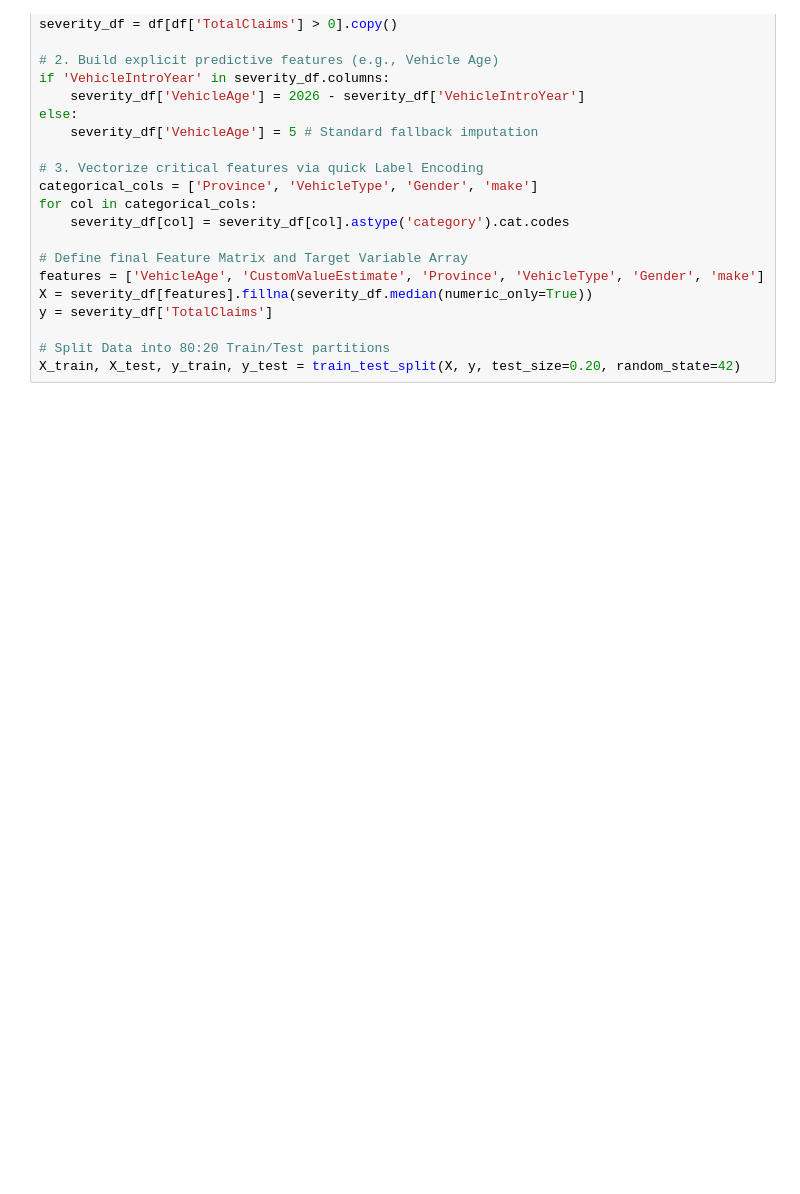
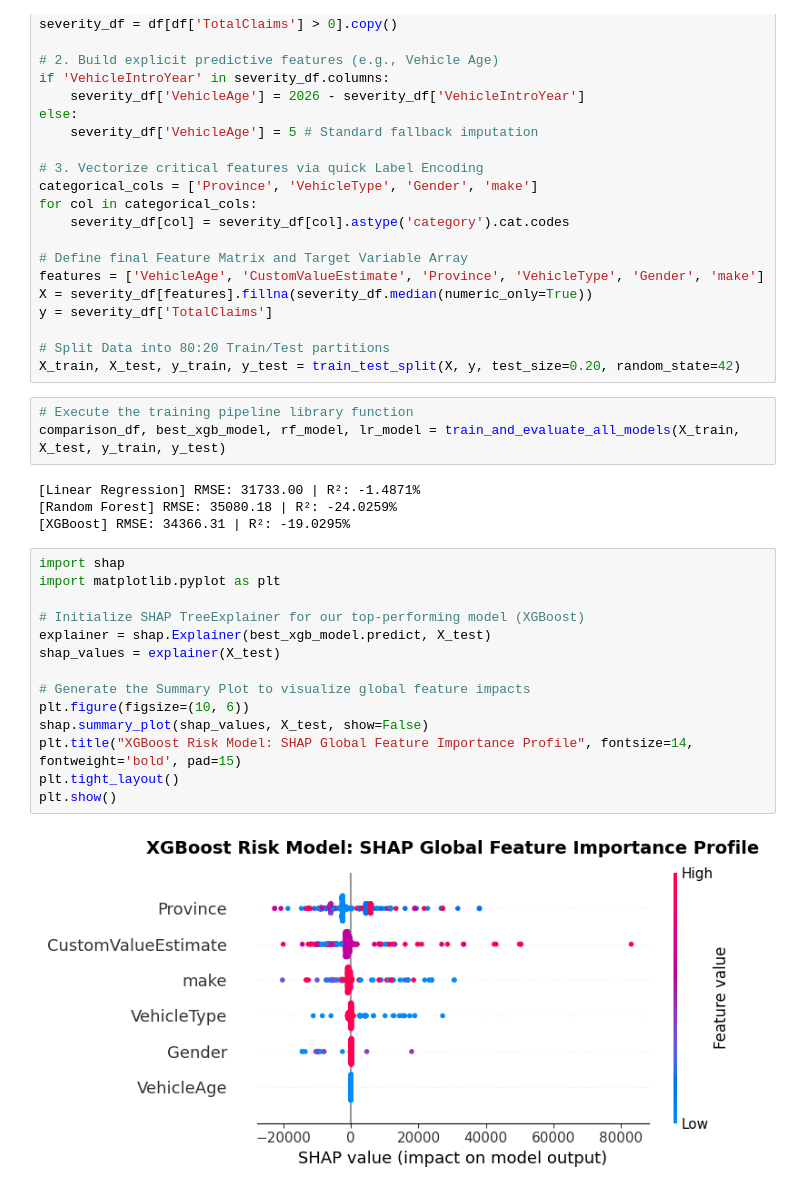
Before and after one commit to Elsh41/Insurance-Risk-Analytics, a Jupyter notebook: notebooks/03_modeling.ipynb, the cells around one changed output. Saved outputs shown, nothing was run; the diff lists cells and outputs as text; blank space fills up the shorter version.

Commit message:
feat: Finalizing the Insurance Risk Analytics Project

```diff
--- a/notebooks/03_modeling.ipynb
+++ b/notebooks/03_modeling.ipynb
@@ -36,3 +36,26 @@ y = severity_df['TotalClaims']
 
 # Split Data into 80:20 Train/Test partitions
 X_train, X_test, y_train, y_test = train_test_split(X, y, test_size=0.20, random_state=42)
+# %%
+# Execute the training pipeline library function
+comparison_df, best_xgb_model, rf_model, lr_model = train_and_evaluate_all_models(X_train, X_test, y_train, y_test)
+# %% [output]
+[Linear Regression] RMSE: 31733.00 | R²: -1.4871%
+[Random Forest] RMSE: 35080.18 | R²: -24.0259%
+[XGBoost] RMSE: 34366.31 | R²: -19.0295%
+# %%
+import shap
+import matplotlib.pyplot as plt
+
+# Initialize SHAP TreeExplainer for our top-performing model (XGBoost)
+explainer = shap.Explainer(best_xgb_model.predict, X_test)
+shap_values = explainer(X_test)
+
+# Generate the Summary Plot to visualize global feature impacts
+plt.figure(figsize=(10, 6))
+shap.summary_plot(shap_values, X_test, show=False)
+plt.title("XGBoost Risk Model: SHAP Global Feature Importance Profile", fontsize=14, fontweight='bold', pad=15)
+plt.tight_layout()
+plt.show()
+# %% [output]
+[figure, added]
```
Also changed, not shown: parts of 2 cells of this notebook.
